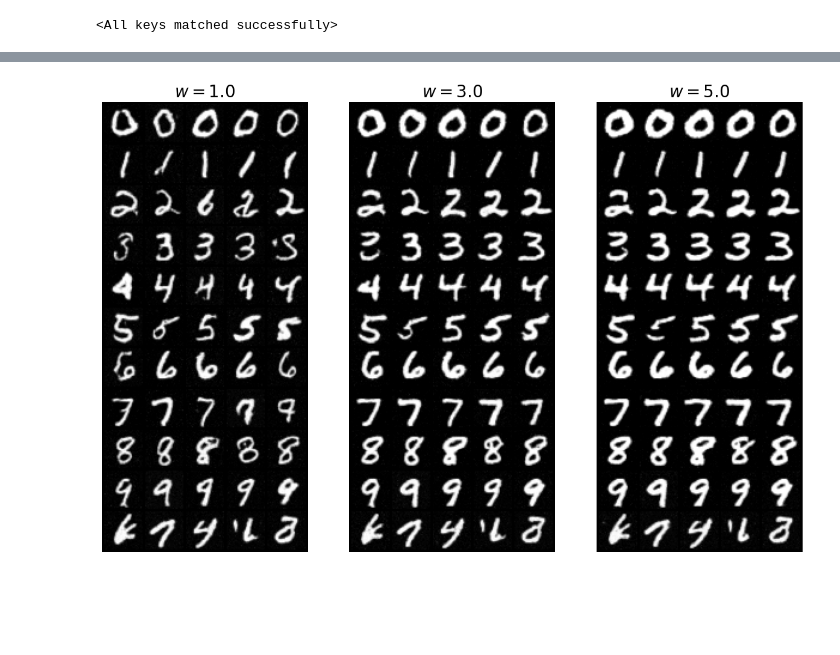
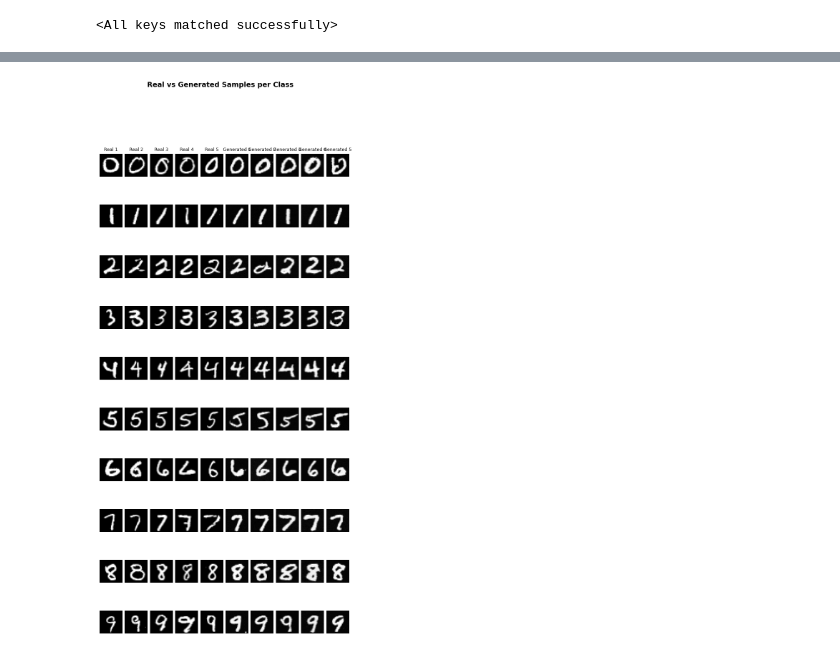
Before and after one commit to chookcurry/flow-matching, a Jupyter notebook: notebooks/mnist/evaluate_flow.ipynb, the cells around one changed output, grey strips where cells are left out. Drawn from its saved outputs; the diff is of its cells as text; code cells hidden in the pictures; blank space fills up the shorter version.

```diff
--- a/notebooks/mnist/evaluate_flow.ipynb
+++ b/notebooks/mnist/evaluate_flow.ipynb
@@ -91,41 +97,27 @@ plot_metrics_per_class(metrics_per_class)
-# %%
-num_timesteps = 10
-samples_per_class = 5
-guidance_scales = [1.0, 3.0, 5.0]
-
-y = (
-    torch.tensor([0, 1, 2, 3, 4, 5, 6, 7, 8, 9, 10])
-    .repeat_interleave(samples_per_class)
-    .to(device)
-)
-
-fig, axes = plt.subplots(
-    nrows=1,
-    ncols=len(guidance_scales),
-    figsize=(samples_per_class * len(guidance_scales), 10),
-)
-
-flow_generator = ScoreGenerator(
-    path=path,
-    backbone=backbone,
-    num_timesteps=num_timesteps,
-    null_class=sampeable.num_classes,
-    device=device,
-)
-
-x0 = flow_generator.sample_prior(
-    num_samples=y.shape[0], shape=sampeable.shape, device=device
-)
-# (num_samples, 1, 32, 32)
-
-for idx, w in enumerate(guidance_scales):
-    x1 = flow_generator.generate(y, x0, w)
-
-    grid = make_grid(x1, nrow=samples_per_class, normalize=True, value_range=(-1, 1))
-    axes[idx].imshow(grid.permute(1, 2, 0).cpu(), cmap="gray")
-    axes[idx].axis("off")
-    axes[idx].set_title(f"$w={w:.1f}$", fontsize=20)
-
-plt.show()
-# %% [output]
-[figure, removed]
+# %%
+num_timesteps = 30
+samples_per_class = 200
+guidance_scale = 2.0
+
+flow_generator = ScoreGenerator(
+    path=path,
+    backbone=backbone,
+    num_timesteps=num_timesteps,
+    null_class=sampeable.num_classes,
+    device=device,
+)
+
+p_data_test = MNISTSampleable(train=False)
+
+x1_list_score, real_list_score = compute_samples(
+    generator=flow_generator,
+    p_data=p_data_test,
+    samples_per_class=samples_per_class,
+    num_classes=sampeable.num_classes,
+    device=device,
+    guidance_scale=guidance_scale,
+)
+
+visualize_samples_per_class(x1_list_score, real_list_score)
+# %% [output]
+[figure, added]
```
Also changed, not shown: parts of 5 cells of this notebook, 4 other files.
